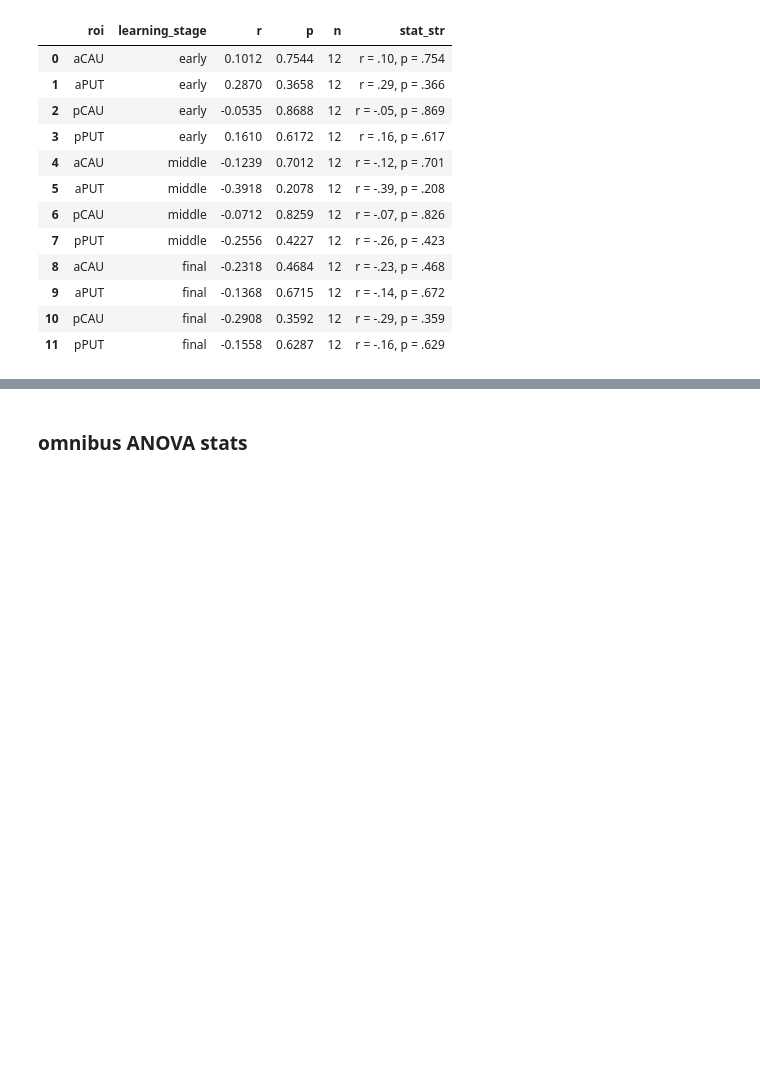
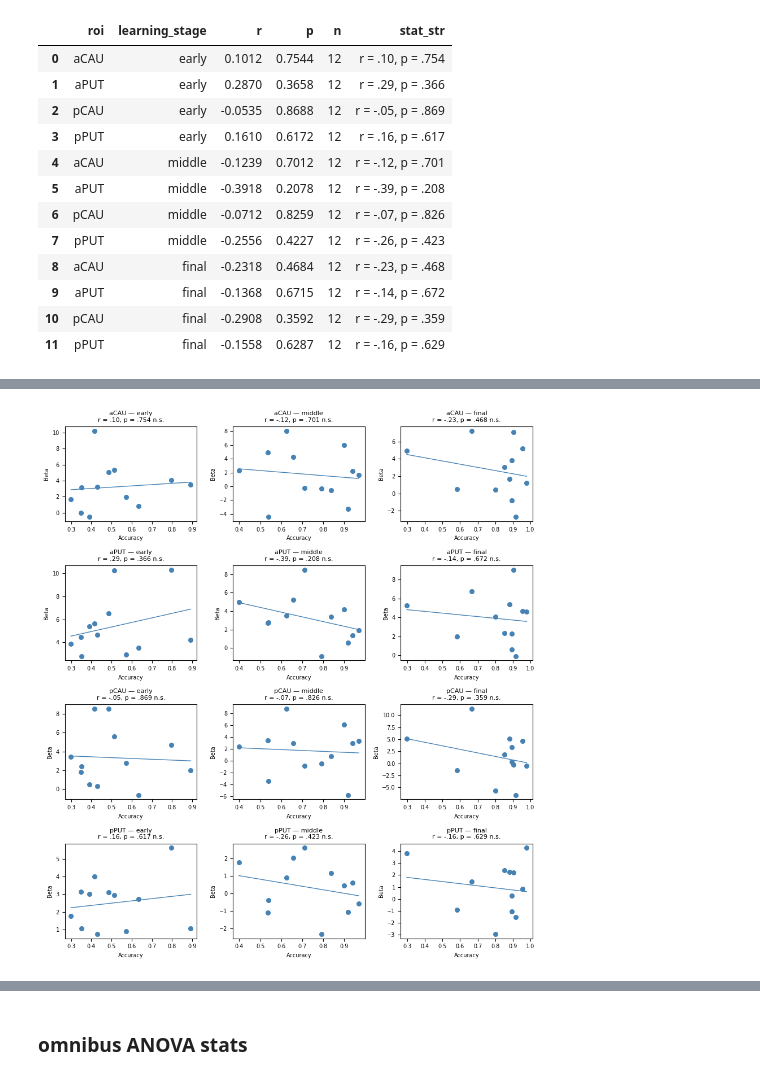
Before and after one commit to SoundBrainLab/fMRI_auditory-category-learning, a Jupyter notebook: 06_univariate/group_level_all_ROI.ipynb, the cells around one changed output, grey strips where cells are left out. Cells and saved outputs as stored; diff of their text form; code cells hidden in the pictures; blank space fills up the shorter version.

```diff
--- a/06_univariate/group_level_all_ROI.ipynb
+++ b/06_univariate/group_level_all_ROI.ipynb
@@ -769,0 +794,31 @@ behav_corr_df
+# %%
+rois = behav_corr_df['roi'].unique()
+stages = ['early', 'middle', 'final']
+
+fig, axes = plt.subplots(len(rois), 3, figsize=(9, len(rois) * 2.5), dpi=100, sharex=False, sharey=False)
+
+for ri, roi in enumerate(rois):
+    for si, stage in enumerate(stages):
+        ax = axes[ri, si]
+        sub_df = roi_behav_df[(roi_behav_df['region'] == roi) &
+                              (roi_behav_df['learning_stage'] == stage)]
+
+        ax.scatter(sub_df['accuracy'], sub_df['beta'], s=30, color='steelblue', zorder=3)
+
+        # regression line
+        m, b = np.polyfit(sub_df['accuracy'], sub_df['beta'], 1)
+        x_range = np.linspace(sub_df['accuracy'].min(), sub_df['accuracy'].max(), 100)
+        ax.plot(x_range, m * x_range + b, color='steelblue', linewidth=1)
+
+        # stat annotation
+        row = behav_corr_df[(behav_corr_df['roi'] == roi) &
+                            (behav_corr_df['learning_stage'] == stage)].iloc[0]
+        p_str = '*' if row['p'] < 0.05 else 'n.s.'
+        ax.set_title(f"{roi} — {stage}\n{row['stat_str']} {p_str}", fontsize=8)
+        ax.set_xlabel('Accuracy', fontsize=7)
+        ax.set_ylabel('Beta', fontsize=7)
+        ax.tick_params(labelsize=7)
+
+plt.tight_layout()
+# %% [output]
+[figure, added]
```
Also changed, not shown: parts of 20 cells of this notebook.
